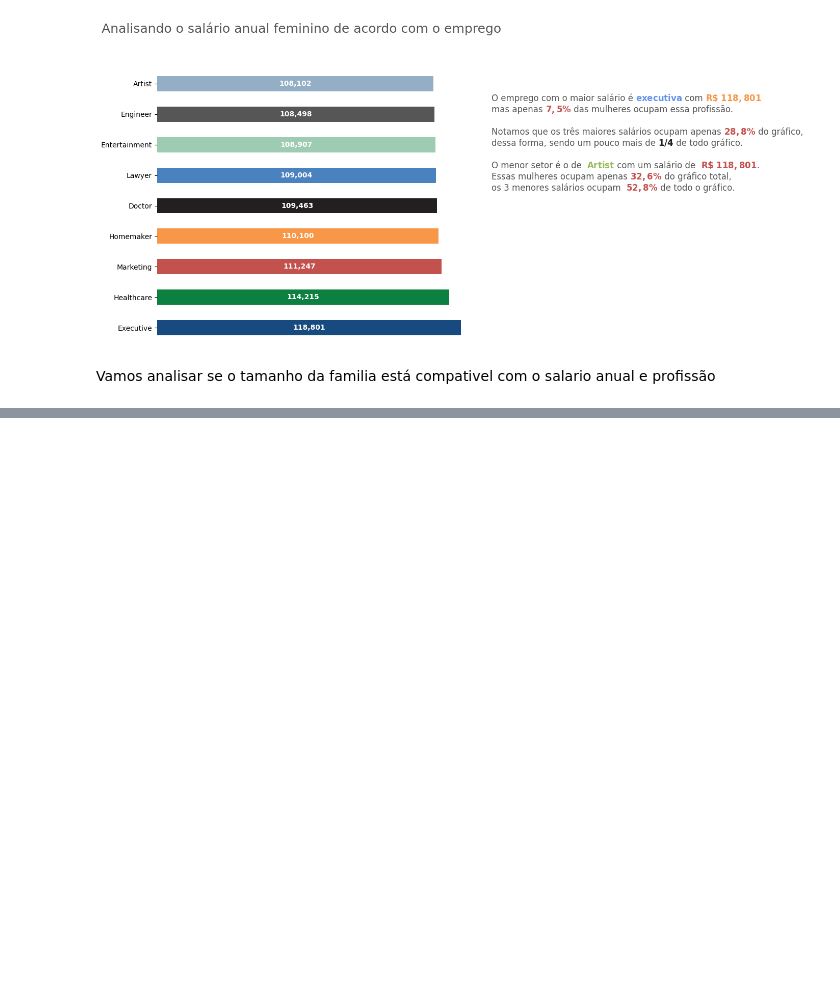
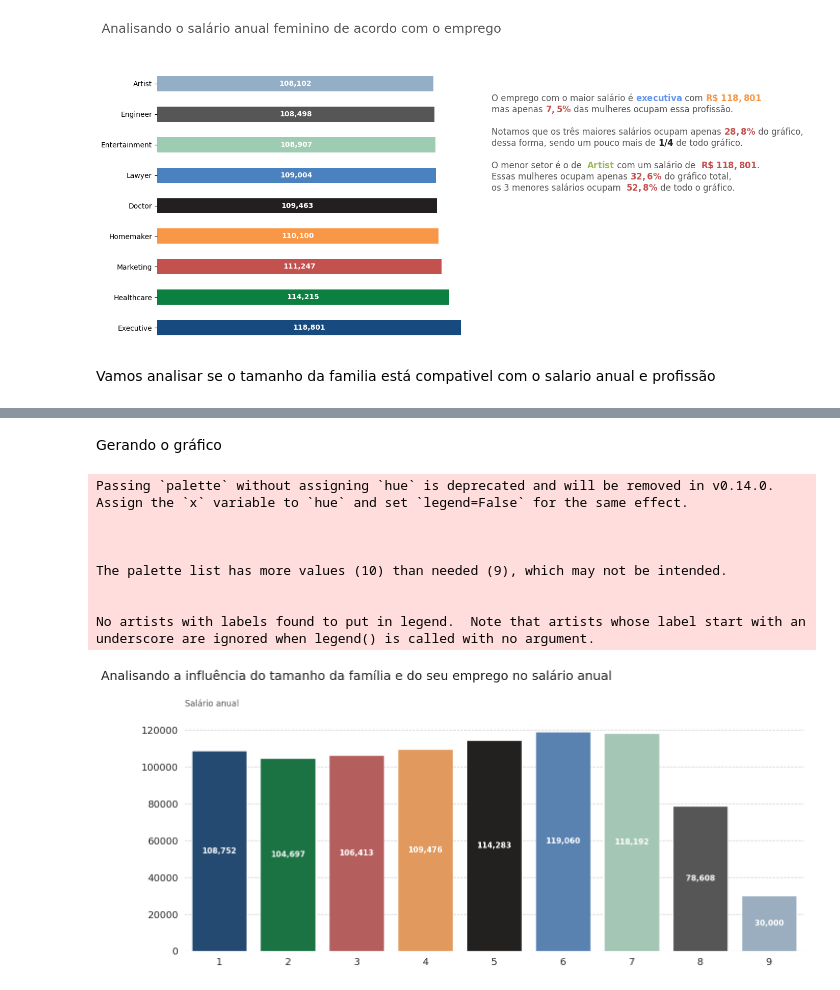
Before and after one commit to Jgabriel1800/Clientes-mercado, a Jupyter notebook: Clientes_mercado.ipynb, the cells around one changed output, grey strips where cells are left out. Cells and saved outputs as stored; diff of their text form; code cells hidden in the pictures; blank space fills up the shorter version.

Commit message:
Feita a renda mensal das famílias por membros

```diff
--- a/Clientes_mercado.ipynb
+++ b/Clientes_mercado.ipynb
@@ -607,0 +599,50 @@ df_familia_salario
+# %% [markdown]
+Gerando o gráfico
+# %%
+import matplotlib.pyplot as plt
+import seaborn as sns
+
+fig, ax = plt.subplots(figsize=(16,6))
+sns.set_theme(style='white')
+
+# Definição das cores
+colors = [AZUL1, VERDE1, VERMELHO1, LARANJA1, CINZA1, AZUL2, VERDE3, CINZA3, AZUL5, VERMELHO2]
+
+# Título do gráfico
+fig.suptitle('Analisando a influência do tamanho da família e do seu emprego no salário anual',
+             fontsize=18, color=CINZA1, ha='right', x=0.66, y=1.05)
+
+
+sns.barplot(
+    data=df_familia_salario,
+    x='Family Size',
+    y='Annual Income ($)',
+    ax=ax,
+    palette=colors
+)
+
+
+ax.set_title('Salário anual\n', color=CINZA3, loc='left')
+ax.set_xlabel('')
+ax.set_ylabel('')
+ax.xaxis.set_tick_params(labelsize=14, color=CINZA2)
+ax.yaxis.set_tick_params(labelsize=14, color=CINZA2)
+ax.set_frame_on(False)
+ax.legend().remove()
+ax.yaxis.grid(linestyle='--', linewidth=1)
+
+for container in ax.containers:
+  labels=[f"{valor.get_height():,.0f}" for valor in container]
+  ax.bar_label(container,label_type='center',labels=labels,size=11,color=BRANCO,fontweight='bold')
+
+plt.show()
+# %% [output]
+Passing `palette` without assigning `hue` is deprecated and will be removed in v0.14.0. Assign the `x` variable to `hue` and set `legend=False` for the same effect.
+
+
+
+The palette list has more values (10) than needed (9), which may not be intended.
+
+
+No artists with labels found to put in legend.  Note that artists whose label start with an underscore are ignored when legend() is called with no argument.
+[figure, added]
```
Also changed, not shown: parts of 5 cells of this notebook.
